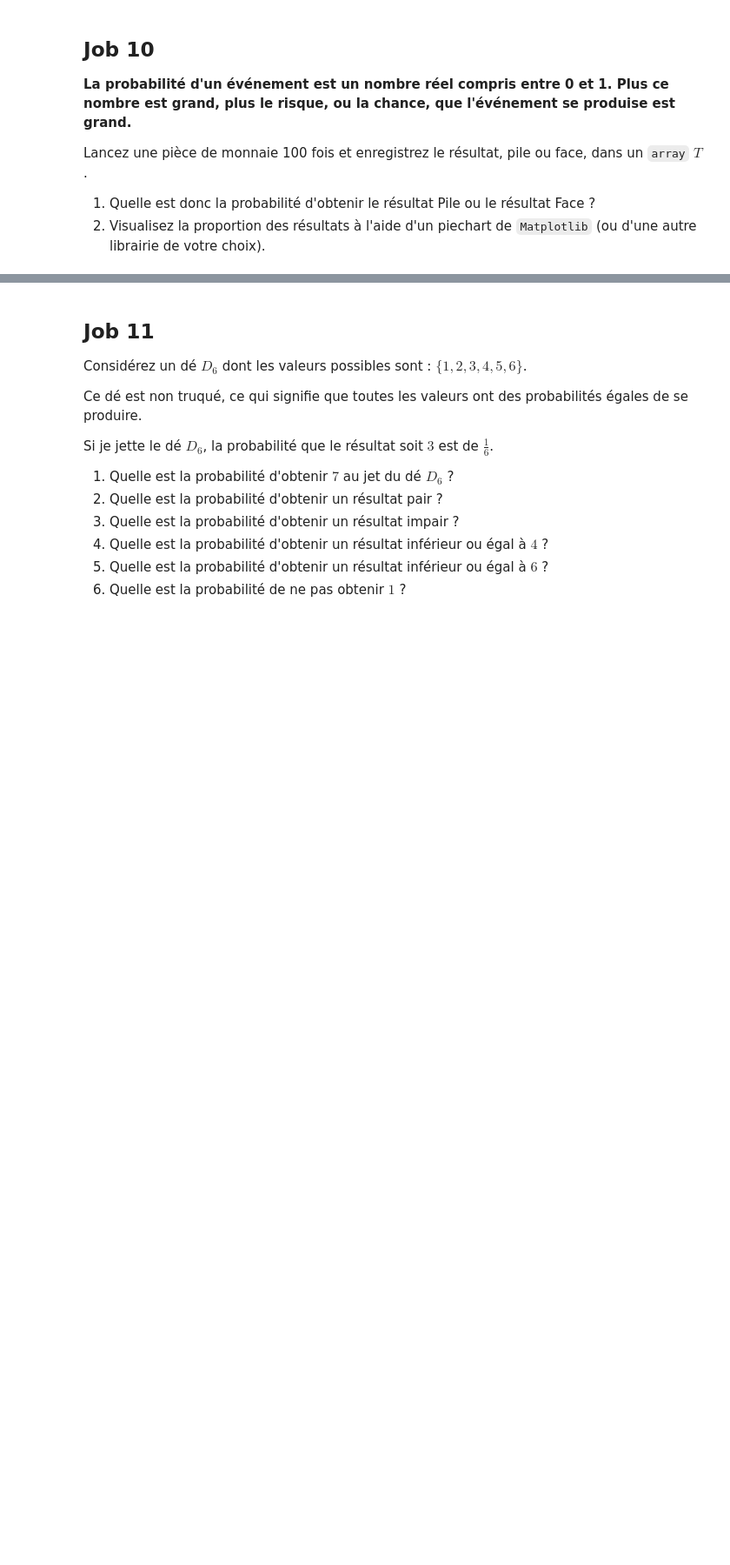
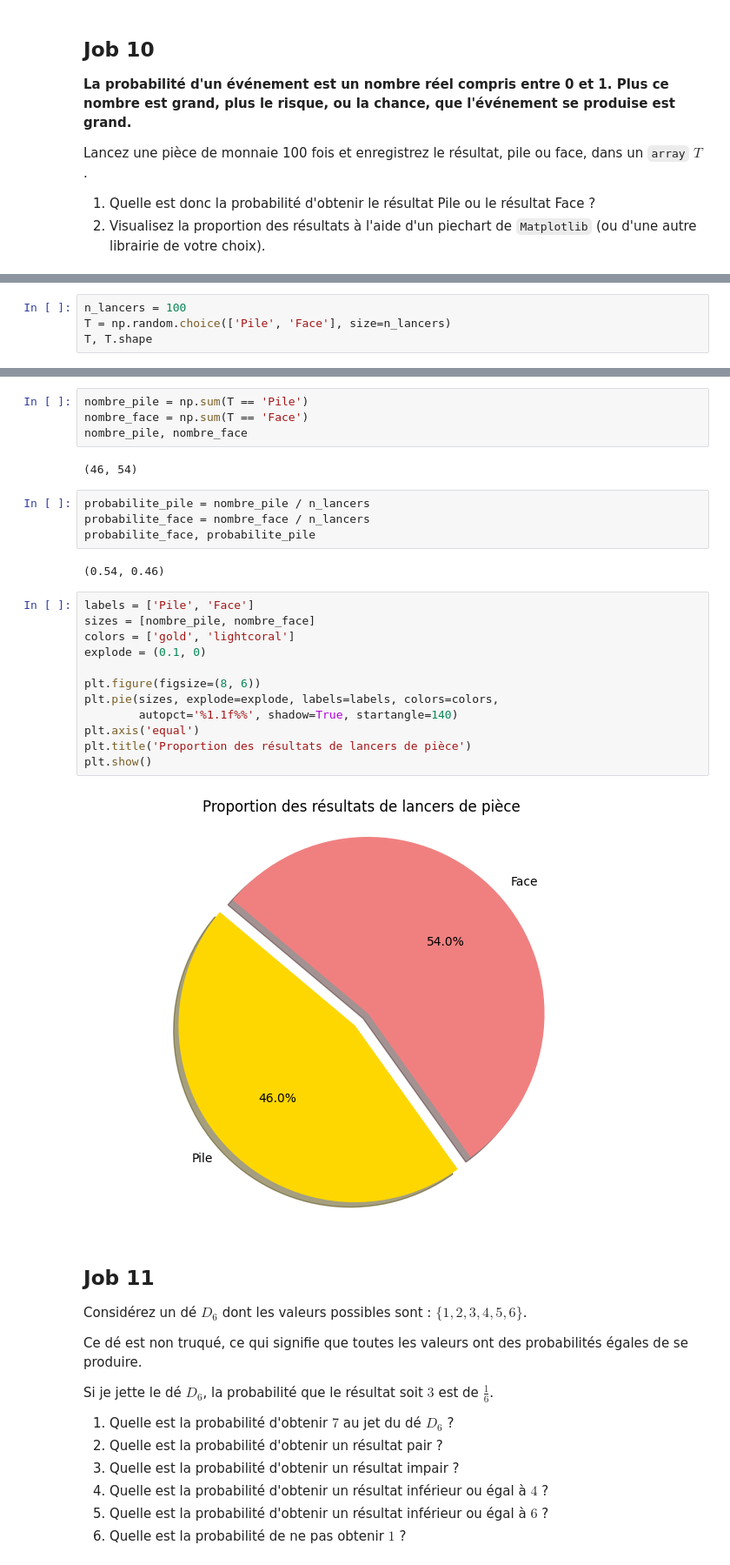
Before and after one commit to ilyes-chabab/philomathia, a Jupyter notebook: Philomathia.ipynb, the cells around one changed output, grey strips where cells are left out. Shown: that part at 87% size. Drawn from its saved outputs; the diff is of its cells as text; blank space fills up the shorter version.

```diff
--- a/Philomathia.ipynb
+++ b/Philomathia.ipynb
@@ -561,0 +564,4 @@ Lancez une pièce de monnaie 100 fois et enregistrez le résultat, pile ou face,
+# %%
+n_lancers = 100
+T = np.random.choice(['Pile', 'Face'], size=n_lancers)
+T, T.shape
@@ -562,3 +583,29 @@ Lancez une pièce de monnaie 100 fois et enregistrez le résultat, pile ou face,
+# %%
+nombre_pile = np.sum(T == 'Pile')
+nombre_face = np.sum(T == 'Face')
+nombre_pile, nombre_face
+# %% [output]
+(46, 54)
+# %%
+probabilite_pile = nombre_pile / n_lancers
+probabilite_face = nombre_face / n_lancers
+probabilite_face, probabilite_pile
+# %% [output]
+(0.54, 0.46)
+# %%
+labels = ['Pile', 'Face']
+sizes = [nombre_pile, nombre_face]
+colors = ['gold', 'lightcoral']
+explode = (0.1, 0)
+
+plt.figure(figsize=(8, 6))
+plt.pie(sizes, explode=explode, labels=labels, colors=colors,
+        autopct='%1.1f%%', shadow=True, startangle=140)
+plt.axis('equal')
+plt.title('Proportion des résultats de lancers de pièce')
+plt.show()
+# %% [output]
+[figure, added]
 # %% [markdown]
 ## **Job 11**
 
```
Also changed, not shown: parts of 2 cells of this notebook.
